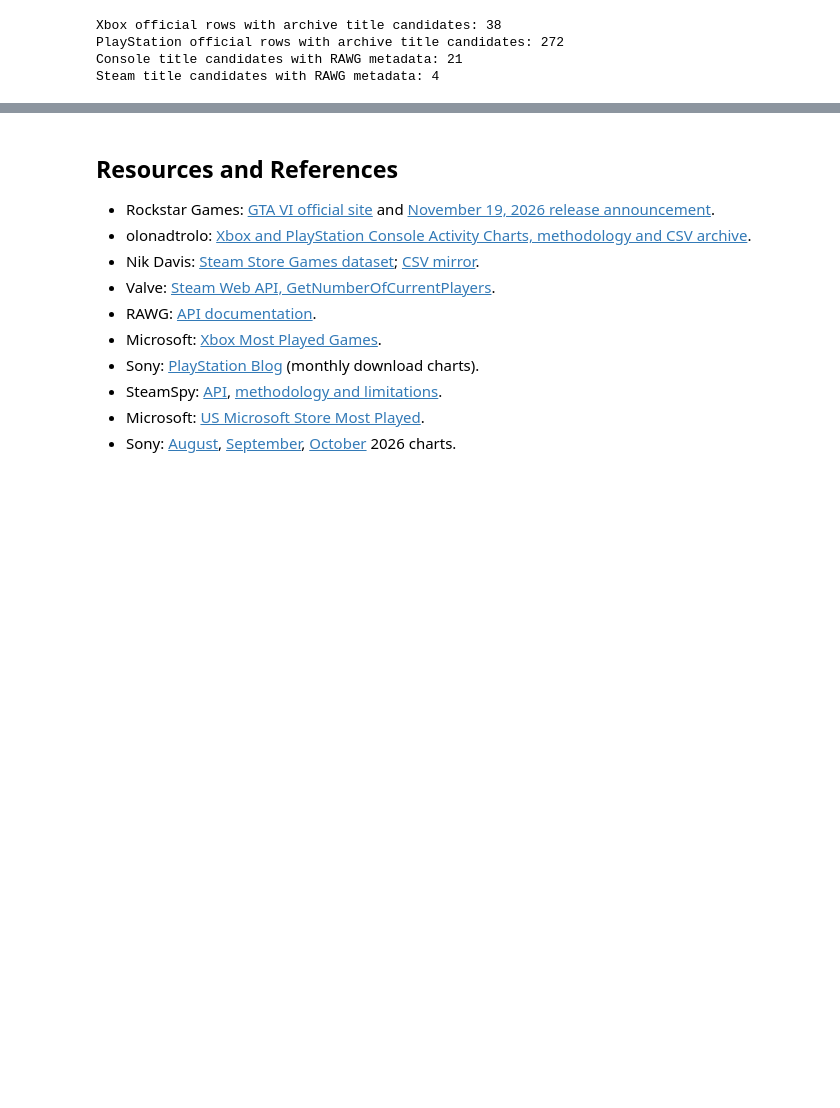
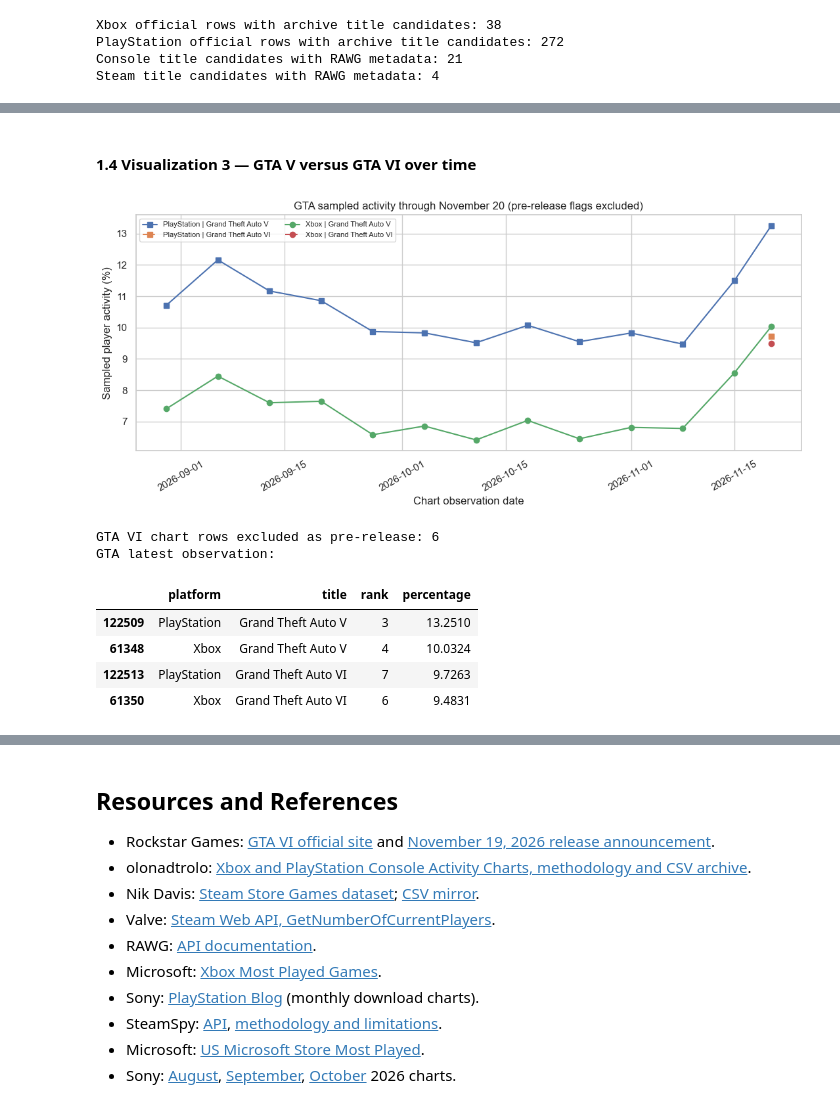
Before and after one commit to IT4063C-Fall2026/data-tech-analytics-final-project-nyamsijr, a Jupyter notebook: source.ipynb, the cells around one changed output, grey strips where cells are left out. Cells and saved outputs as stored; diff of their text form; code cells hidden in the pictures; blank space fills up the shorter version.

```diff
--- a/source.ipynb
+++ b/source.ipynb
@@ -742,0 +970,38 @@ Steam title candidates with RAWG metadata: 4
+# %% [markdown]
+#### 1.4 Visualization 3 — GTA V versus GTA VI over time
+# %%
+gta_names = ["Grand Theft Auto V", "Grand Theft Auto VI"]
+gta_plot = eda_console.loc[eda_console["title"].isin(gta_names)].copy()
+gta_plot = gta_plot.loc[~(gta_plot["title"].eq("Grand Theft Auto VI")
+                          & gta_plot["pre_release_flag"])].copy()
+fig, ax = plt.subplots(figsize=(11, 5))
+styles = {("Xbox", "Grand Theft Auto V"): ("-", "o"),
+          ("PlayStation", "Grand Theft Auto V"): ("-", "s"),
+          ("Xbox", "Grand Theft Auto VI"): ("--", "o"),
+          ("PlayStation", "Grand Theft Auto VI"): ("--", "s")}
+for (platform, title), group in gta_plot.groupby(["platform", "title"]):
+    style, marker = styles[(platform, title)]
+    ordered = group.sort_values("chart_date")
+    ax.plot(ordered["chart_date"], ordered["percentage"],
+            linestyle=style, marker=marker, label=f"{platform} | {title}")
+ax.set(title="GTA sampled activity through November 20 (pre-release flags excluded)",
+       xlabel="Chart observation date", ylabel="Sampled player activity (%)")
+ax.tick_params(axis="x", rotation=30)
+ax.legend(fontsize=8, ncol=2)
+plt.tight_layout()
+plt.show()
+print("GTA VI chart rows excluded as pre-release:",
+      int((eda_console["title"].eq("Grand Theft Auto VI") & eda_console["pre_release_flag"]).sum()))
+print("GTA latest observation:")
+display(latest_console.loc[latest_console["title"].isin(gta_names),
+                           ["platform", "title", "rank", "percentage"]]
+        .sort_values(["title", "platform"]))
+# %% [output]
+[figure, added]
+GTA VI chart rows excluded as pre-release: 6
+GTA latest observation:
+|  | platform | title | rank | percentage |
+| 122509 | PlayStation | Grand Theft Auto V | 3 | 13.2510 |
+| 61348 | Xbox | Grand Theft Auto V | 4 | 10.0324 |
+| 122513 | PlayStation | Grand Theft Auto VI | 7 | 9.7263 |
+| 61350 | Xbox | Grand Theft Auto VI | 6 | 9.4831 |
```
Also changed, not shown: parts of 24 cells of this notebook, 1 other file.
